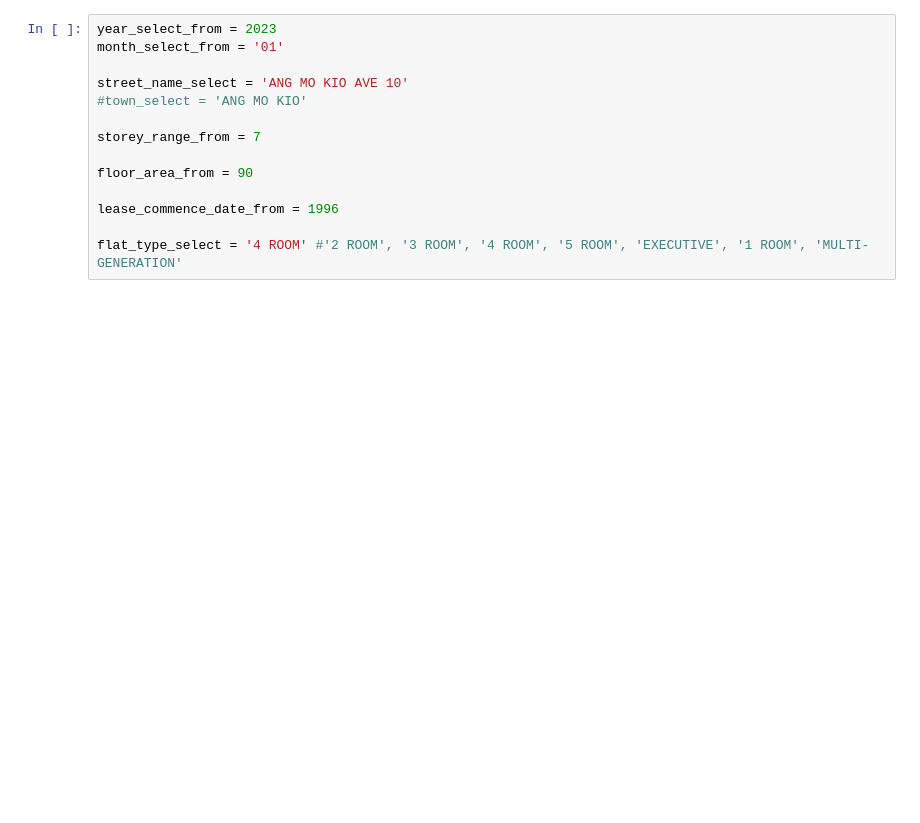
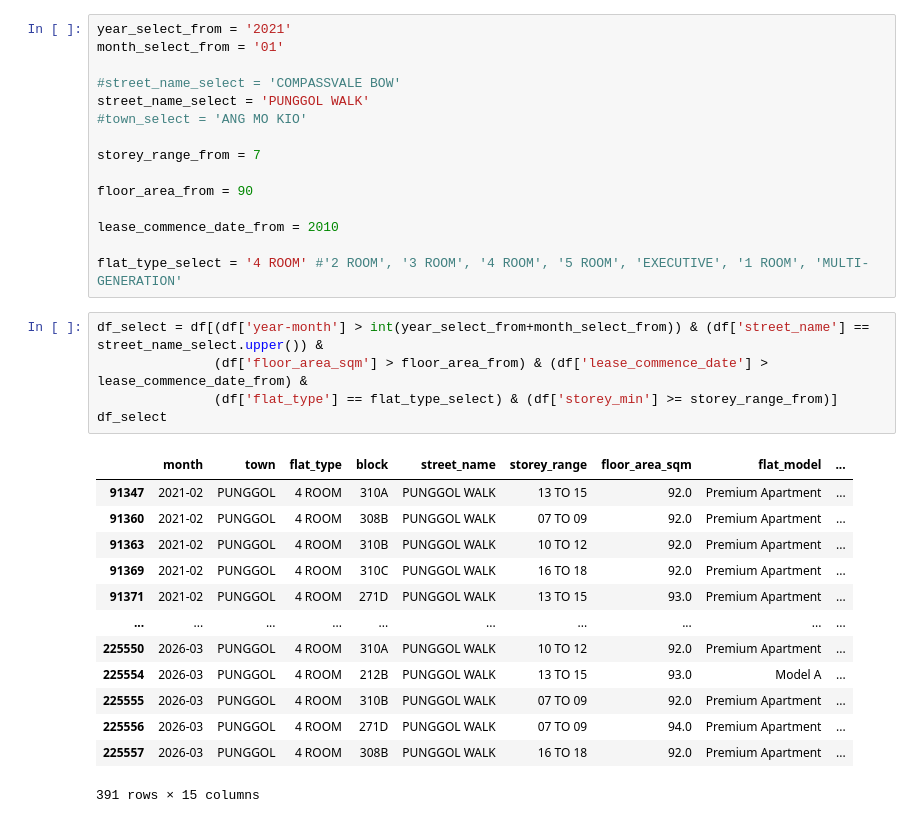
Before and after one commit to AlexMtrskn/property_stats, a Jupyter notebook: property.ipynb, the cells around one changed output. Saved outputs shown, nothing was run; the diff lists cells and outputs as text; blank space fills up the shorter version.

```diff
--- a/property.ipynb
+++ b/property.ipynb
@@ -33,14 +56,34 @@ Length: 7, dtype: str
 # %%
-year_select_from = 2023
+year_select_from = '2021'
 month_select_from = '01'
 
-street_name_select = 'ANG MO KIO AVE 10'
+#street_name_select = 'COMPASSVALE BOW'
+street_name_select = 'PUNGGOL WALK'
 #town_select = 'ANG MO KIO'
 
 storey_range_from = 7
 
 floor_area_from = 90
 
-lease_commence_date_from = 1996
+lease_commence_date_from = 2010
 
 flat_type_select = '4 ROOM' #'2 ROOM', '3 ROOM', '4 ROOM', '5 ROOM', 'EXECUTIVE', '1 ROOM', 'MULTI-GENERATION'
+# %%
+df_select = df[(df['year-month'] > int(year_select_from+month_select_from)) & (df['street_name'] == street_name_select.upper()) &
+               (df['floor_area_sqm'] > floor_area_from) & (df['lease_commence_date'] > lease_commence_date_from) &
+               (df['flat_type'] == flat_type_select) & (df['storey_min'] >= storey_range_from)]
+df_select
+# %% [output]
+|  | month | town | flat_type | block | street_name | storey_range | floor_area_sqm | flat_model | ... |
+| 91347 | 2021-02 | PUNGGOL | 4 ROOM | 310A | PUNGGOL WALK | 13 TO 15 | 92.0 | Premium Apartment | ... |
+| 91360 | 2021-02 | PUNGGOL | 4 ROOM | 308B | PUNGGOL WALK | 07 TO 09 | 92.0 | Premium Apartment | ... |
+| 91363 | 2021-02 | PUNGGOL | 4 ROOM | 310B | PUNGGOL WALK | 10 TO 12 | 92.0 | Premium Apartment | ... |
+| 91369 | 2021-02 | PUNGGOL | 4 ROOM | 310C | PUNGGOL WALK | 16 TO 18 | 92.0 | Premium Apartment | ... |
+| 91371 | 2021-02 | PUNGGOL | 4 ROOM | 271D | PUNGGOL WALK | 13 TO 15 | 93.0 | Premium Apartment | ... |
+| ... | ... | ... | ... | ... | ... | ... | ... | ... | ... |
+| 225550 | 2026-03 | PUNGGOL | 4 ROOM | 310A | PUNGGOL WALK | 10 TO 12 | 92.0 | Premium Apartment | ... |
+| 225554 | 2026-03 | PUNGGOL | 4 ROOM | 212B | PUNGGOL WALK | 13 TO 15 | 93.0 | Model A | ... |
+| 225555 | 2026-03 | PUNGGOL | 4 ROOM | 310B | PUNGGOL WALK | 07 TO 09 | 92.0 | Premium Apartment | ... |
+| 225556 | 2026-03 | PUNGGOL | 4 ROOM | 271D | PUNGGOL WALK | 07 TO 09 | 94.0 | Premium Apartment | ... |
+| 225557 | 2026-03 | PUNGGOL | 4 ROOM | 308B | PUNGGOL WALK | 16 TO 18 | 92.0 | Premium Apartment | ... |
+391 rows × 15 columns
```
Also changed, not shown: parts of 6 cells of this notebook.
